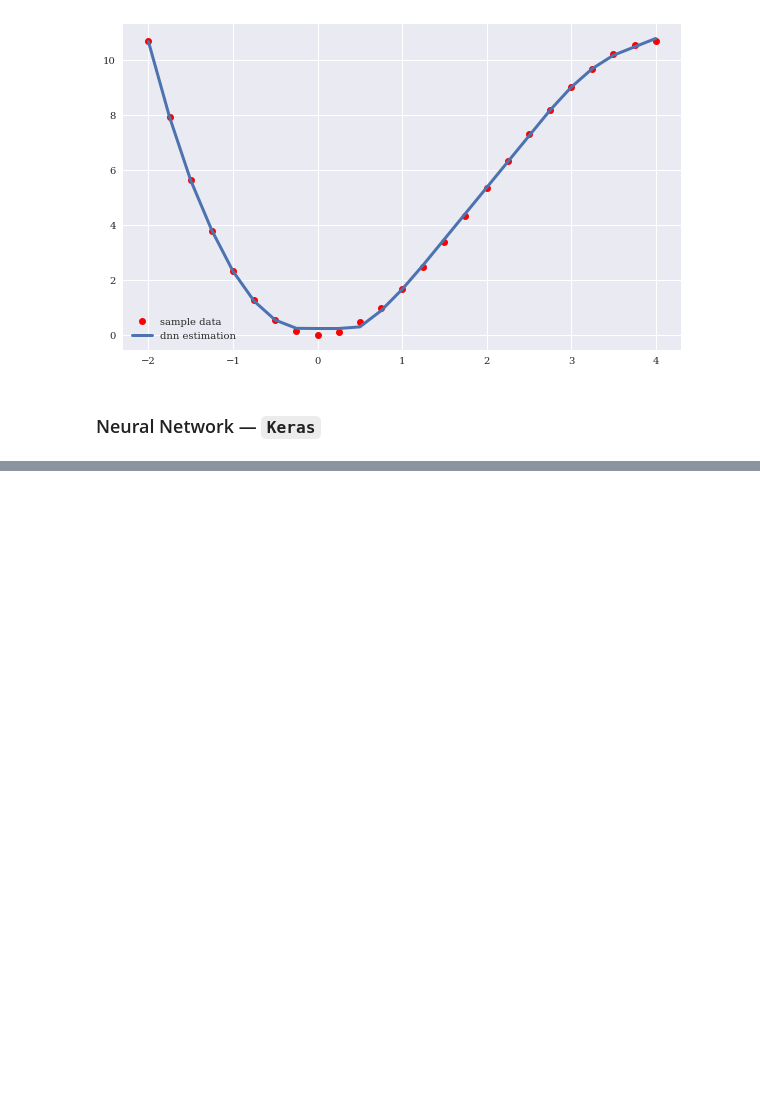
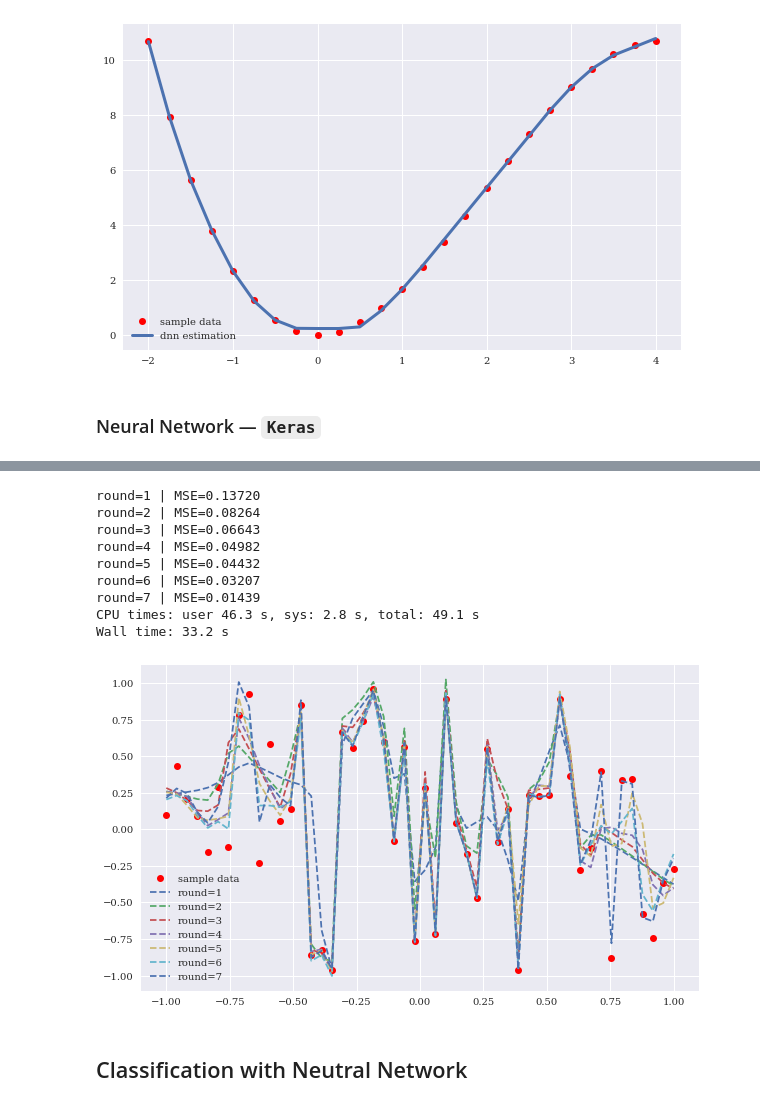
Before and after one commit to michaelsyao/AI_in_Finance, a Jupyter notebook: 01.ipynb, the cells around one changed output, grey strips where cells are left out. Drawn from its saved outputs; the diff is of its cells as text; code cells hidden in the pictures; blank space fills up the shorter version.

```diff
--- a/01.ipynb
+++ b/01.ipynb
@@ -211,0 +272,7 @@ model.compile(loss = 'mse', optimizer = 'rmsprop')
+# %%
+model = Sequential()
+model.add(Dense(256, activation='relu', input_dim=1))
+for _ in range(3):
+    model.add(Dense(256, activation='relu'))
+model.add(Dense(1, activation='linear'))
+model.compile(loss='mse', optimizer='rmsprop')
@@ -211,0 +301,24 @@ model.compile(loss = 'mse', optimizer = 'rmsprop')
+# %%
+%%time
+plt.figure(figsize=(10, 6))
+plt.plot(x, y, 'ro', label='sample data')
+for _ in range(1, 8):
+    model.fit(x, y, epochs=500, verbose=False)
+    y_ =  model.predict(x)
+    MSE = ((y - y_.flatten()) ** 2).mean()
+    print(f'round={_} | MSE={MSE:.5f}')
+    plt.plot(x, y_, '--', label=f'round={_}')
+plt.legend();
+# %% [output]
+round=1 | MSE=0.13720
+round=2 | MSE=0.08264
+round=3 | MSE=0.06643
+round=4 | MSE=0.04982
+round=5 | MSE=0.04432
+round=6 | MSE=0.03207
+round=7 | MSE=0.01439
+CPU times: user 46.3 s, sys: 2.8 s, total: 49.1 s
+Wall time: 33.2 s
+[figure, added]
+# %% [markdown]
+## Classification with Neutral Network
```
Also changed, not shown: parts of 62 cells of this notebook.
